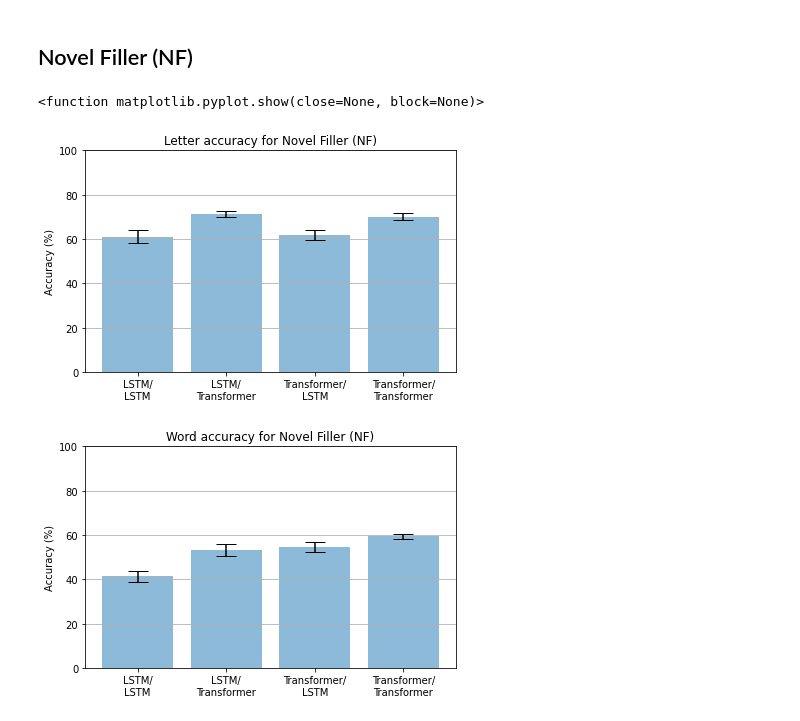
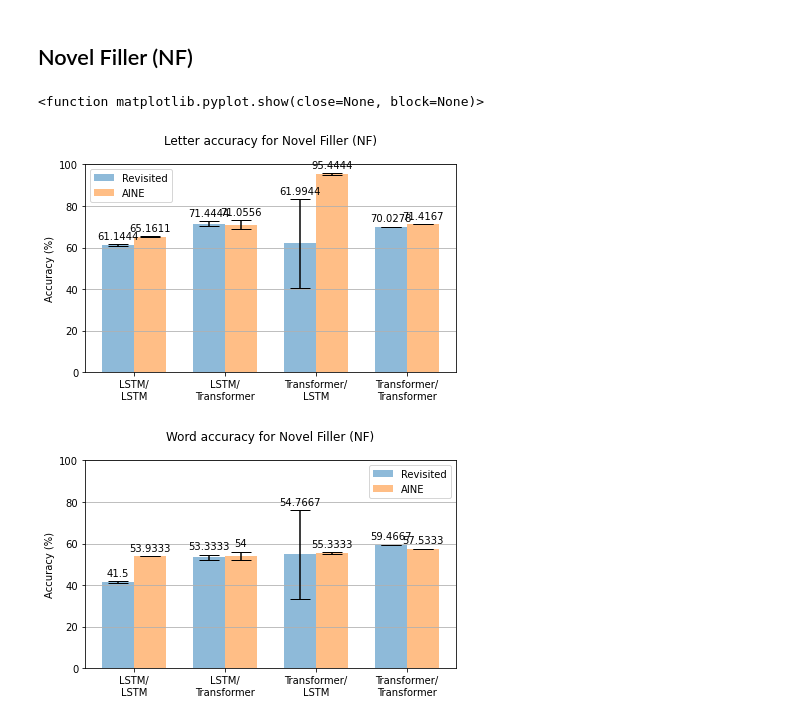
Before and after one commit to LA-Koenig/Attention-Revisited, a Jupyter notebook: Results/results_20220912/_plots.ipynb, the cells around one changed output. Cells and saved outputs as stored; diff of their text form; code cells hidden in the pictures.

```diff
--- a/Results/results_20220912/_plots.ipynb
+++ b/Results/results_20220912/_plots.ipynb
@@ -153,5 +188,13 @@ SA_letter_error = [letter_LSTM_LSTM_SA_error, letter_LSTM_Transformer_SA_error,
                letter_Transformer_LSTM_SA_error, letter_Transformer_Transformer_SA_error]
 SA_word_error = [word_LSTM_LSTM_SA_error, word_LSTM_Transformer_SA_error,
                word_Transformer_LSTM_SA_error, word_Transformer_Transformer_SA_error]
+# %%
+# From "Attention is not enough"
+
+SA_letter_CTEs_AINE = [99.8111, 92.2222223,     99.55 ,       100.]
+SA_word_CTEs_AINE = [99.4, 75.3333334,       98.9333,      100.]
+
+SA_letter_error_AINE = [0.1614, 2.0951312,     0.5238 ,      0.]
+SA_word_error_AINE = [0.4899, 6.12624372,     1.052,       0.]
 # %%
 fig, ax = plt.subplots()
@@ -239,6 +306,7 @@ word_Transformer_Transformer_FC_error = (1.96 / np.sqrt(10)) * np.std(word_Trans
 # %%
 labels = ['LSTM/\nLSTM', 'LSTM/\nTransformer', 'Transformer/\nLSTM', 'Transformer/\nTransformer']
 x_pos = np.arange(len(labels))
+width = 0.35
 
 FC_letter_CTEs = [letter_LSTM_LSTM_FC_mean, letter_LSTM_Transformer_FC_mean,
                letter_Transformer_LSTM_FC_mean, letter_Transformer_Transformer_FC_mean]
@@ -345,42 +444,72 @@ NF_letter_error = [letter_LSTM_LSTM_NF_error, letter_LSTM_Transformer_NF_error,
                letter_Transformer_LSTM_NF_error, letter_Transformer_Transformer_NF_error]
 NF_word_error = [word_LSTM_LSTM_NF_error, word_LSTM_Transformer_NF_error,
                word_Transformer_LSTM_NF_error, word_Transformer_Transformer_NF_error]
+# %%
+# From "Attention is not enough"
+
+NF_letter_CTEs_AINE = [65.1611 ,   71.0555555 ,    95.4444 ,   71.4166666]
+NF_word_CTEs_AINE = [53.9333 , 54.0000001,    55.3333,       57.5333333]
+
+NF_letter_error_AINE = [4.0325 ,   3.72631972,    4.2712,    4.6052134]
+NF_word_error_AINE = [4.4642  , 4.09757536,   3.8151,      6.91429009]
 # %%
 fig, ax = plt.subplots()
-ax.bar(x_pos, NF_letter_CTEs,
-       yerr=NF_letter_error,
-       align = 'center',
-       alpha = 0.5,
-       ecolor = 'black',
-       capsize=10)
+mine = ax.bar(x_pos - width/2, NF_letter_CTEs, width,
+              yerr=SA_letter_error,
+              align = 'center',
+              alpha = 0.5,
+              ecolor = 'black',
+              capsize=10,
+              label="Revisited")
+theirs = ax.bar(x_pos + width/2, NF_letter_CTEs_AINE, width,
+              yerr=SA_letter_error_AINE,
+              align = 'center',
+              alpha = 0.5,
+              ecolor = 'black',
+              capsize=10,
+              label="AINE")
+ax.legend()
+ax.bar_label(mine, padding=3)
+ax.bar_label(theirs, padding=3)
 ax.set_ylabel('Accuracy (%)')
 ax.set_ylim([0, 100])
 ax.set_xticks(x_pos)
 ax.set_xticklabels(labels)
-ax.set_title('Letter accuracy for Novel Filler (NF)')
+ax.set_title('Letter accuracy for Novel Filler (NF)', pad=20)
 ax.yaxis.grid(True)
 
 plt.tight_layout()
 plt.show
 
 
 fig, ax = plt.subplots()
-ax.bar(x_pos, NF_word_CTEs,
-       yerr=NF_word_error,
-       align = 'center',
-       alpha = 0.5,
-       ecolor = 'black',
-       capsize=10)
+mine = ax.bar(x_pos - width/2, NF_word_CTEs, width,
+              yerr=SA_letter_error,
+              align = 'center',
+              alpha = 0.5,
+              ecolor = 'black',
+              capsize=10,
+              label="Revisited")
+theirs = ax.bar(x_pos + width/2, NF_word_CTEs_AINE, width,
+              yerr=SA_letter_error_AINE,
+              align = 'center',
+              alpha = 0.5,
+              ecolor = 'black',
+              capsize=10,
+              label="AINE")
+ax.legend()
+ax.bar_label(mine, padding=3)
+ax.bar_label(theirs, padding=3)
 ax.set_ylabel('Accuracy (%)')
 ax.set_ylim([0, 100])
 ax.set_xticks(x_pos)
 ax.set_xticklabels(labels)
-ax.set_title('Word accuracy for Novel Filler (NF)')
+ax.set_title('Word accuracy for Novel Filler (NF)', pad=20)
 ax.yaxis.grid(True)
 
 plt.tight_layout()
 plt.show
 # %% [output]
 <function matplotlib.pyplot.show(close=None, block=None)>
-[figure, old version]
+[figure, new version]
-[figure, old version]
+[figure, new version]
```
Also changed, not shown: parts of 8 cells of this notebook, 2 other files.
